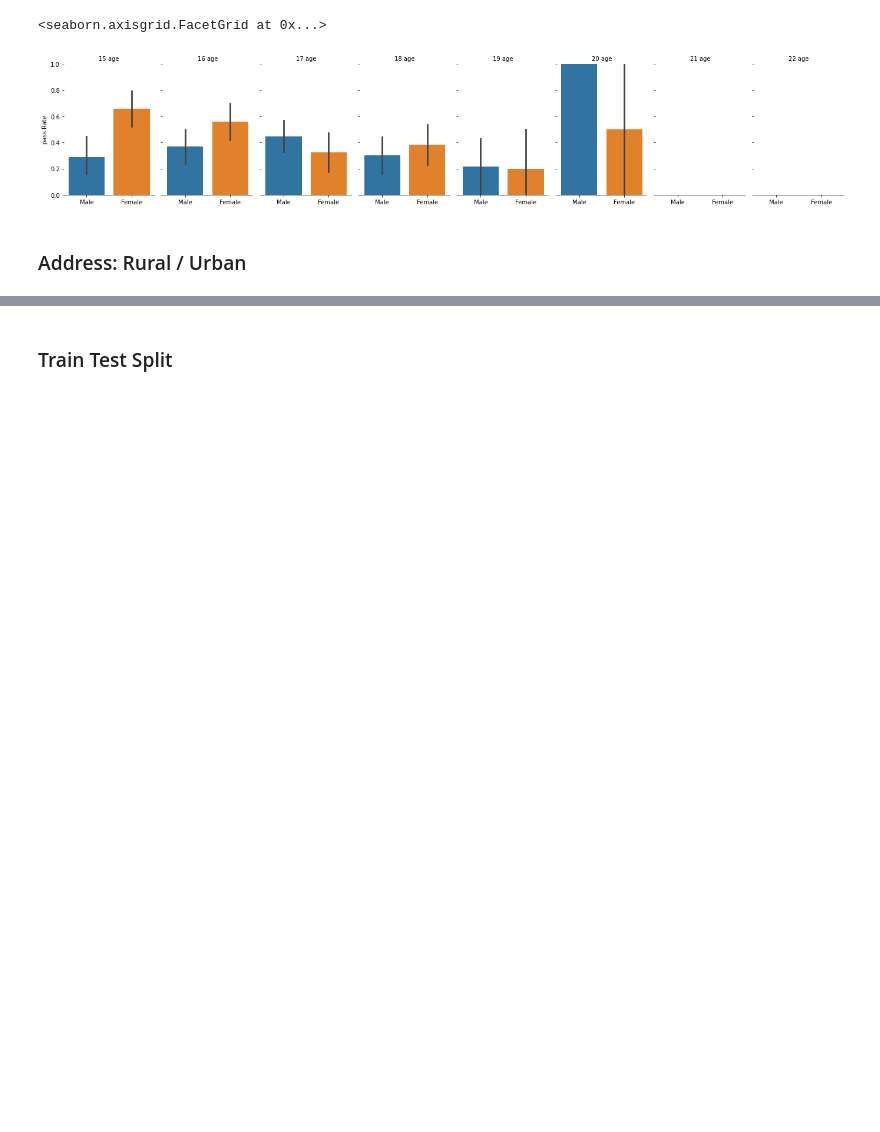
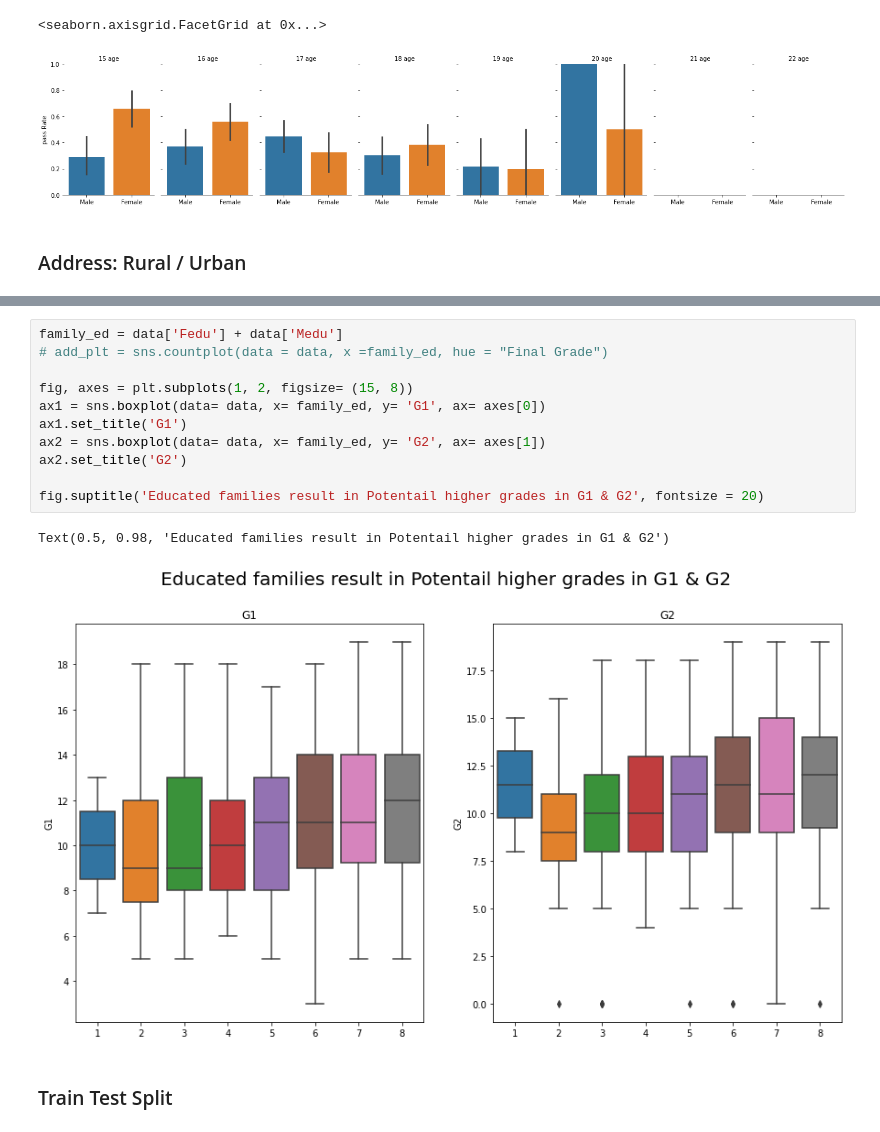
Before and after one commit to zshi719/student_grade_prediction, a Jupyter notebook: project_model.ipynb, the cells around one changed output, grey strips where cells are left out. Saved outputs shown, nothing was run; the diff lists cells and outputs as text; blank space fills up the shorter version.

```diff
--- a/project_model.ipynb
+++ b/project_model.ipynb
@@ -83,3 +87,17 @@ Text(0, 0.5, 'Count')
+# %%
+family_ed = data['Fedu'] + data['Medu']
+# add_plt = sns.countplot(data = data, x =family_ed, hue = "Final Grade")
+
+fig, axes = plt.subplots(1, 2, figsize= (15, 8))
+ax1 = sns.boxplot(data= data, x= family_ed, y= 'G1', ax= axes[0])
+ax1.set_title('G1')
+ax2 = sns.boxplot(data= data, x= family_ed, y= 'G2', ax= axes[1])
+ax2.set_title('G2')
+
+fig.suptitle('Educated families result in Potentail higher grades in G1 & G2', fontsize = 20)
+# %% [output]
+Text(0.5, 0.98, 'Educated families result in Potentail higher grades in G1 & G2')
+[figure, added]
 # %% [markdown]
 ### Train Test Split
 # %%
```
Also changed, not shown: parts of 8 cells of this notebook, 2 other files.
